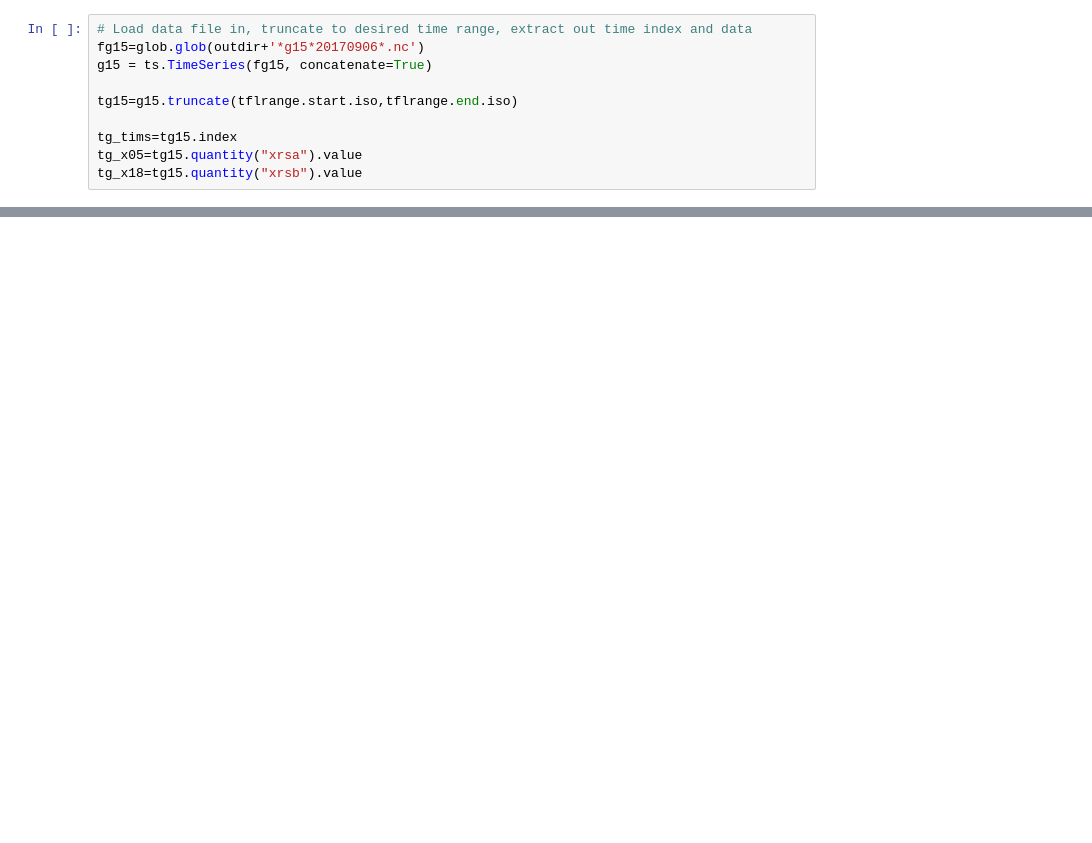
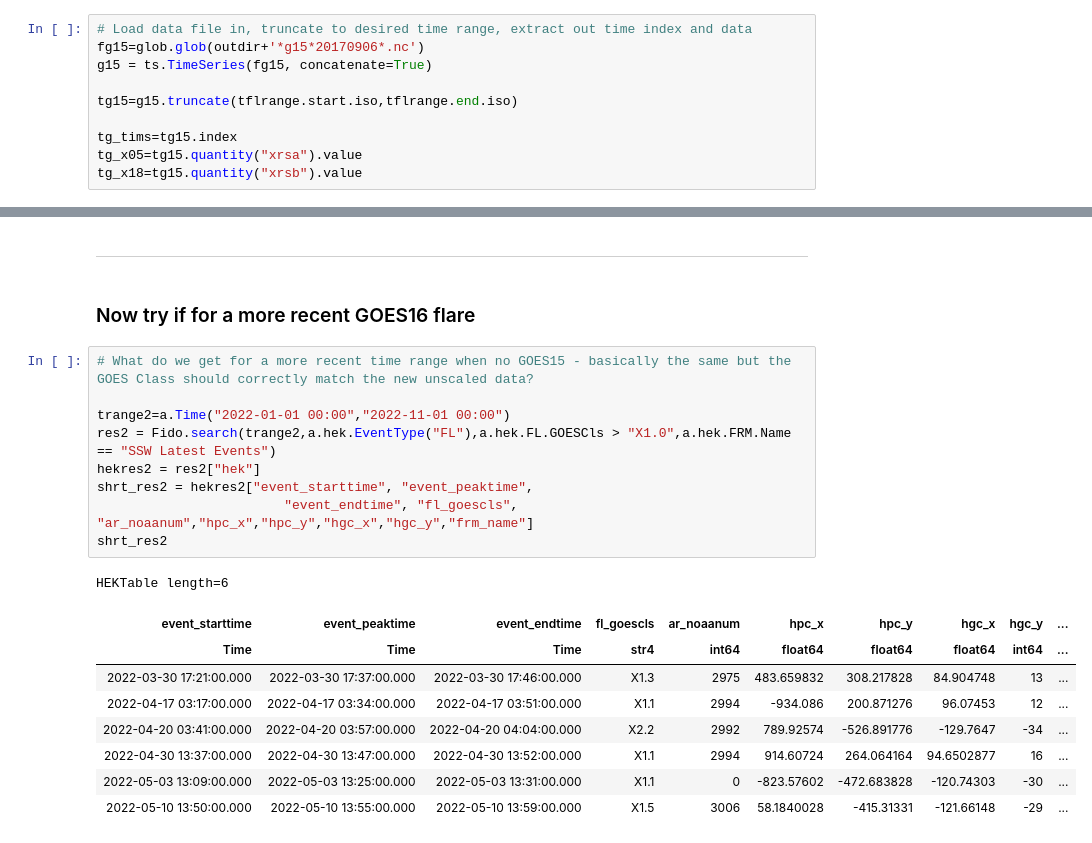
Before and after one commit to ianan/xrs_example, a Jupyter notebook: hek_xrs15_example.ipynb, the cells around one changed output, grey strips where cells are left out. Saved outputs shown, nothing was run; the diff lists cells and outputs as text; blank space fills up the shorter version.

```diff
--- a/hek_xrs15_example.ipynb
+++ b/hek_xrs15_example.ipynb
@@ -140,0 +150,23 @@ plt.show()
+# %% [markdown]
+---
+# %% [markdown]
+### Now try if for a more recent GOES16 flare
+# %%
+# What do we get for a more recent time range when no GOES15 - basically the same but the GOES Class should correctly match the new unscaled data?
+
+trange2=a.Time("2022-01-01 00:00","2022-11-01 00:00")
+res2 = Fido.search(trange2,a.hek.EventType("FL"),a.hek.FL.GOESCls > "X1.0",a.hek.FRM.Name == "SSW Latest Events")
+hekres2 = res2["hek"]
+shrt_res2 = hekres2["event_starttime", "event_peaktime",
+                        "event_endtime", "fl_goescls", "ar_noaanum","hpc_x","hpc_y","hgc_x","hgc_y","frm_name"]
+shrt_res2
+# %% [output]
+HEKTable length=6
+| event_starttime | event_peaktime | event_endtime | fl_goescls | ar_noaanum | hpc_x | hpc_y | hgc_x | hgc_y | ... |
+| Time | Time | Time | str4 | int64 | float64 | float64 | float64 | int64 | ... |
+| 2022-03-30 17:21:00.000 | 2022-03-30 17:37:00.000 | 2022-03-30 17:46:00.000 | X1.3 | 2975 | 483.659832 | 308.217828 | 84.904748 | 13 | ... |
+| 2022-04-17 03:17:00.000 | 2022-04-17 03:34:00.000 | 2022-04-17 03:51:00.000 | X1.1 | 2994 | -934.086 | 200.871276 | 96.07453 | 12 | ... |
+| 2022-04-20 03:41:00.000 | 2022-04-20 03:57:00.000 | 2022-04-20 04:04:00.000 | X2.2 | 2992 | 789.92574 | -526.891776 | -129.7647 | -34 | ... |
+| 2022-04-30 13:37:00.000 | 2022-04-30 13:47:00.000 | 2022-04-30 13:52:00.000 | X1.1 | 2994 | 914.60724 | 264.064164 | 94.6502877 | 16 | ... |
+| 2022-05-03 13:09:00.000 | 2022-05-03 13:25:00.000 | 2022-05-03 13:31:00.000 | X1.1 | 0 | -823.57602 | -472.683828 | -120.74303 | -30 | ... |
+| 2022-05-10 13:50:00.000 | 2022-05-10 13:55:00.000 | 2022-05-10 13:59:00.000 | X1.5 | 3006 | 58.1840028 | -415.31331 | -121.66148 | -29 | ... |
```
Also changed, not shown: parts of 10 cells of this notebook.
